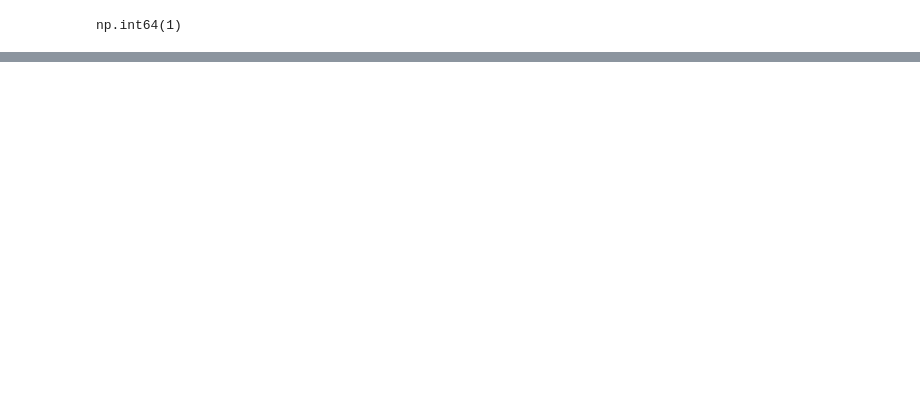
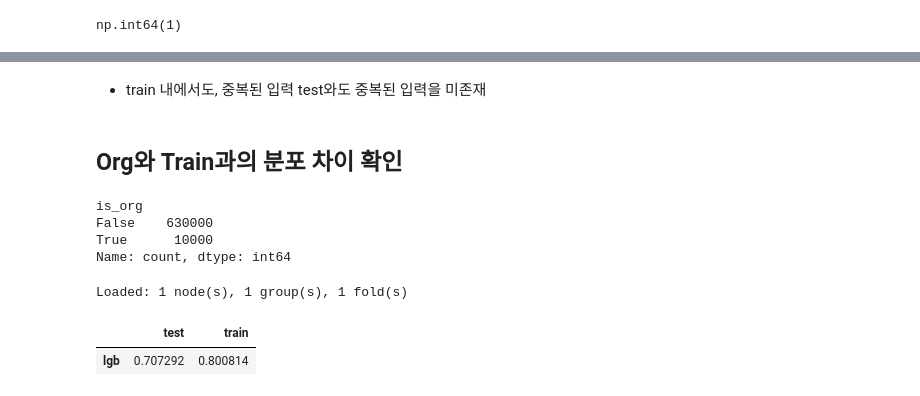
Before and after one commit to sunkusun9/ml-labs, a Jupyter notebook: examples/kaggle_s6e4/2.exploration.ipynb, the cells around one changed output, grey strips where cells are left out. Drawn from its saved outputs; the diff is of its cells as text; code cells hidden in the pictures; blank space fills up the shorter version.

```diff
--- a/examples/kaggle_s6e4/2.exploration.ipynb
+++ b/examples/kaggle_s6e4/2.exploration.ipynb
@@ -36,5 +53,17 @@ df_diff = pd.concat([
     df_test.assign(is_train = False),
 ])
 # %%
-e_diff = Experimenter.create(df_diff, 'exp/diff')
+if not os.path.exists('exp/diff'):
+    e_diff = Experimenter.create(df_diff, 'exp/diff')
+    e_diff.set_grp('clf', method = 'predict_proba', role = 'head', edges = {'y': [(None, 'is_train')]})
+    e_diff.add_collector(
+        MetricCollector(
+            'AUC', Connector(edges = {'y': [(None, 'is_train')]}, role = 'head'), slice(-1, None), roc_auc_score, include_train = True
+        )
+    )
+    e_diff.set_node('lgb', grp='clf', processor=lgb.LGBMClassifier, edges={'X': [(None, X_all)]}, params={'verbose': -1})
+    e_diff.exp(finalize=True)
+else:
+    e_diff = Experimenter.load('exp/diff', df_diff)
+e_diff.get_collector('AUC').get_metrics_agg()[0]
 # %% [output]
@@ -77,0 +85,2 @@ np.int64(1)
+# %% [markdown]
+- train 내에서도, 중복된 입력 test와도 중복된 입력을 미존재
@@ -77,0 +89,35 @@ np.int64(1)
+# %% [markdown]
+## Org와 Train과의 분포 차이 확인
+# %%
+df_diff = pd.concat([
+    df_train.assign(is_org = False),
+    df_org.assign(is_org = True),
+])
+# %%
+df_diff['is_org'].value_counts()
+# %% [output]
+is_org
+False    630000
+True      10000
+Name: count, dtype: int64
+# %%
+if not os.path.exists('exp/diff_org'):
+    e_diff = Experimenter.create(df_diff, 'exp/diff_org')
+    e_diff.set_grp('clf', method = 'predict_proba', role = 'head', edges = {'y': [(None, 'is_org')]})
+    e_diff.add_collector(
+        MetricCollector(
+            'AUC', Connector(edges = {'y': [(None, 'is_org')]}, role = 'head'), slice(-1, None), roc_auc_score, include_train = True
+        )
+    )
+    e_diff.add_collector(
+        ModelAttrCollector('feat_imp', Connector(processor=lgb.LGBMClassifier), result_key = 'feature_importances')
+    )
+    e_diff.set_node('lgb', grp='clf', processor=lgb.LGBMClassifier, edges={'X': [(None, X_all + [y])]}, params={'verbose': -1})
+    e_diff.exp(finalize = True)
+else:
+    e_diff = Experimenter.load('exp/diff_org', df_diff)
+e_diff.get_collector('AUC').get_metrics_agg()[0]
+# %% [output]
+Loaded: 1 node(s), 1 group(s), 1 fold(s)
+|  | test | train |
+| lgb | 0.707292 | 0.800814 |
```
Also changed, not shown: parts of 20 cells of this notebook, 6 other files.
